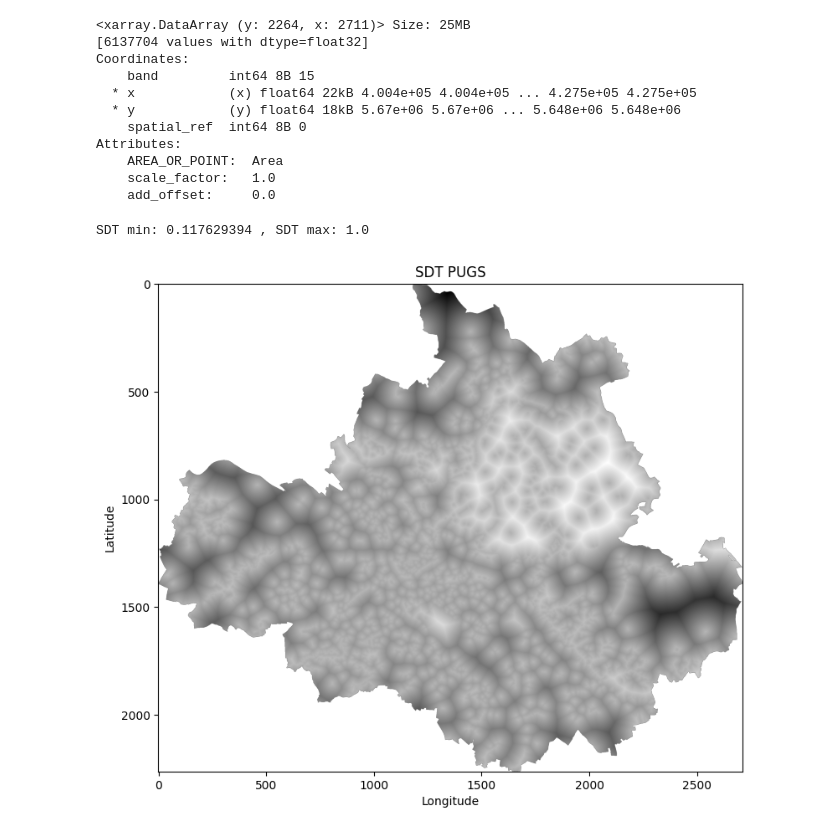
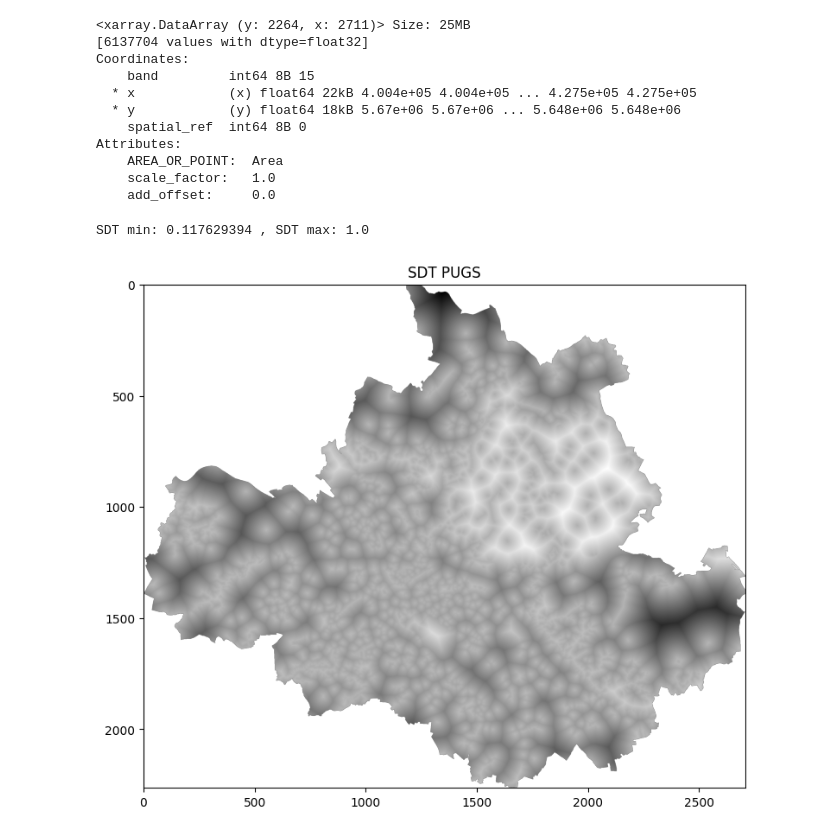
Before and after one commit to japanj/pugs-detection, a Jupyter notebook: notebooks/3_data_processing_satellite_image.ipynb, the cells around one changed output. Saved outputs shown, nothing was run; the diff lists cells and outputs as text; code cells hidden in the pictures.

```diff
--- a/notebooks/3_data_processing_satellite_image.ipynb
+++ b/notebooks/3_data_processing_satellite_image.ipynb
@@ -392,17 +388,15 @@ Attributes:
 # %%
 print(
     "SDT min:",
     data.sel(band=15).min().values,
     ", SDT max:",
     data.sel(band=15).max().values,
 )
 # Plot the raster data
 plt.figure(figsize=(9, 8))
 plt.imshow(data.sel(band=15), cmap="gray")
 plt.title("SDT PUGS")
-plt.xlabel("Longitude")
-plt.ylabel("Latitude")
 plt.show()
 # %% [output]
 SDT min: 0.117629394 , SDT max: 1.0
-[figure, old version]
+[figure, new version]
```
Also changed, not shown: parts of 2 cells of this notebook, 1 other file.
